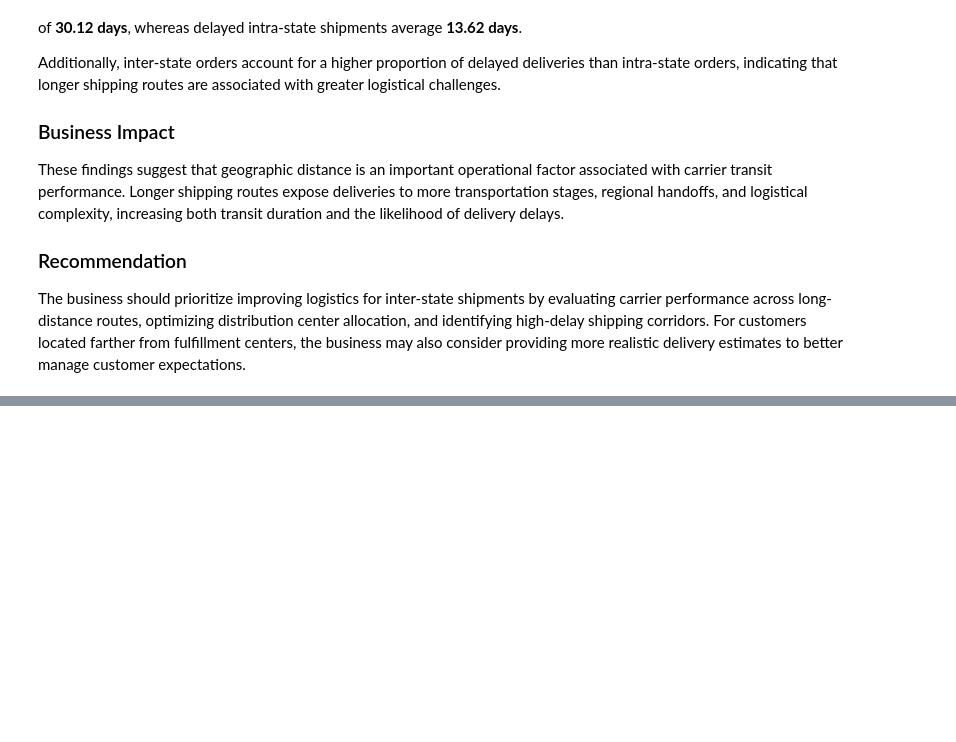
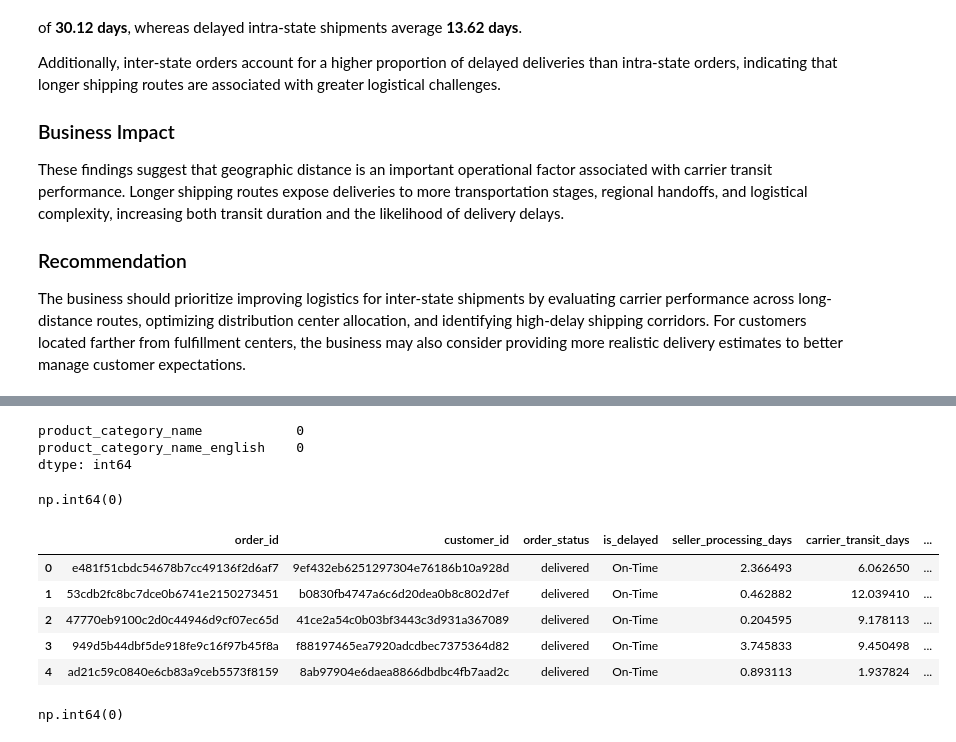
Before and after one commit to omkaryadav-11/olist-delivery-analysis, a Jupyter notebook: analysis.ipynb, the cells around one changed output, grey strips where cells are left out. Drawn from its saved outputs; the diff is of its cells as text; code cells hidden in the pictures; blank space fills up the shorter version.

```diff
--- a/analysis.ipynb
+++ b/analysis.ipynb
@@ -933,0 +977,23 @@ The business should prioritize improving logistics for inter-state shipments by
+# %%
+product_category_name_translation.isnull().sum()
+# %% [output]
+product_category_name            0
+product_category_name_english    0
+dtype: int64
+# %%
+product_category_name_translation.duplicated().sum()
+# %% [output]
+np.int64(0)
+# %%
+sample=cleaned_df[['order_id','customer_id','order_status','is_delayed','seller_processing_days','carrier_transit_days']].\
+    merge(order_items[['order_id','seller_id','product_id']],on='order_id',how='inner')
+sample=sample.merge(customers_state,on='customer_id',how='inner')
+sample=sample.merge(sellers_state,on='seller_id',how='inner')
+sample.head()
+# %% [output]
+|  | order_id | customer_id | order_status | is_delayed | seller_processing_days | carrier_transit_days | ... |
+| 0 | e481f51cbdc54678b7cc49136f2d6af7 | 9ef432eb6251297304e76186b10a928d | delivered | On-Time | 2.366493 | 6.062650 | ... |
+| 1 | 53cdb2fc8bc7dce0b6741e2150273451 | b0830fb4747a6c6d20dea0b8c802d7ef | delivered | On-Time | 0.462882 | 12.039410 | ... |
+| 2 | 47770eb9100c2d0c44946d9cf07ec65d | 41ce2a54c0b03bf3443c3d931a367089 | delivered | On-Time | 0.204595 | 9.178113 | ... |
+| 3 | 949d5b44dbf5de918fe9c16f97b45f8a | f88197465ea7920adcdbec7375364d82 | delivered | On-Time | 3.745833 | 9.450498 | ... |
+| 4 | ad21c59c0840e6cb83a9ceb5573f8159 | 8ab97904e6daea8866dbdbc4fb7aad2c | delivered | On-Time | 0.893113 | 1.937824 | ... |
@@ -933,0 +1005,4 @@ The business should prioritize improving logistics for inter-state shipments by
+# %%
+sample.duplicated().sum()
+# %% [output]
+np.int64(0)
```
Also changed, not shown: parts of 23 cells of this notebook.
